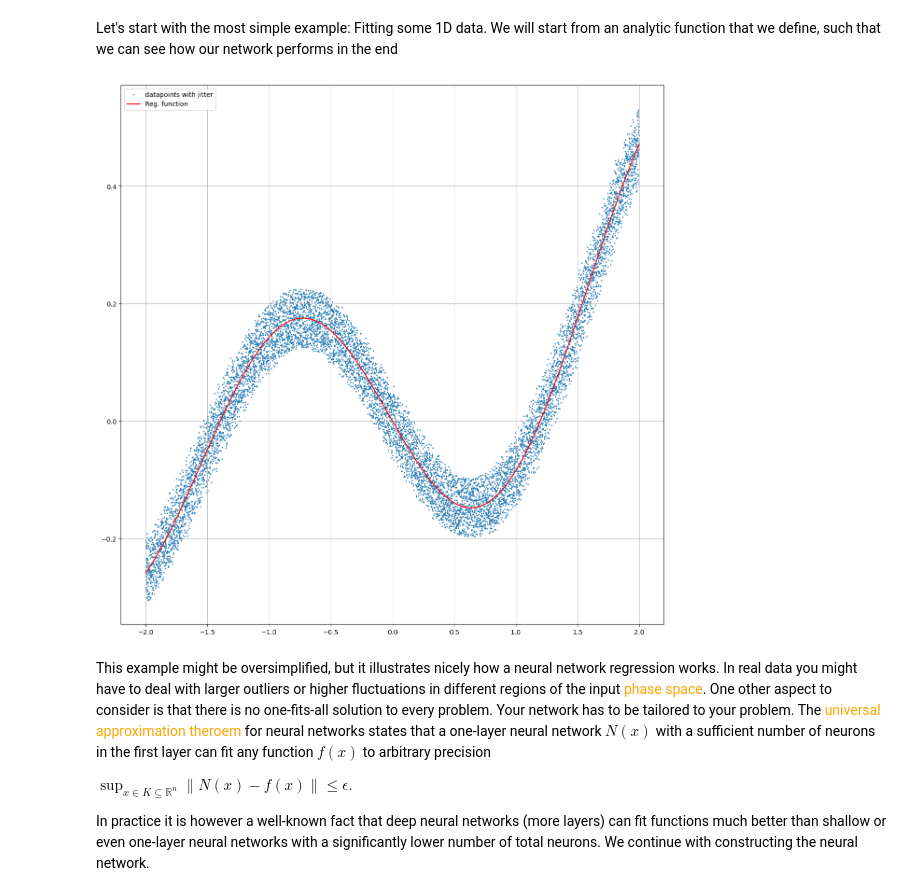
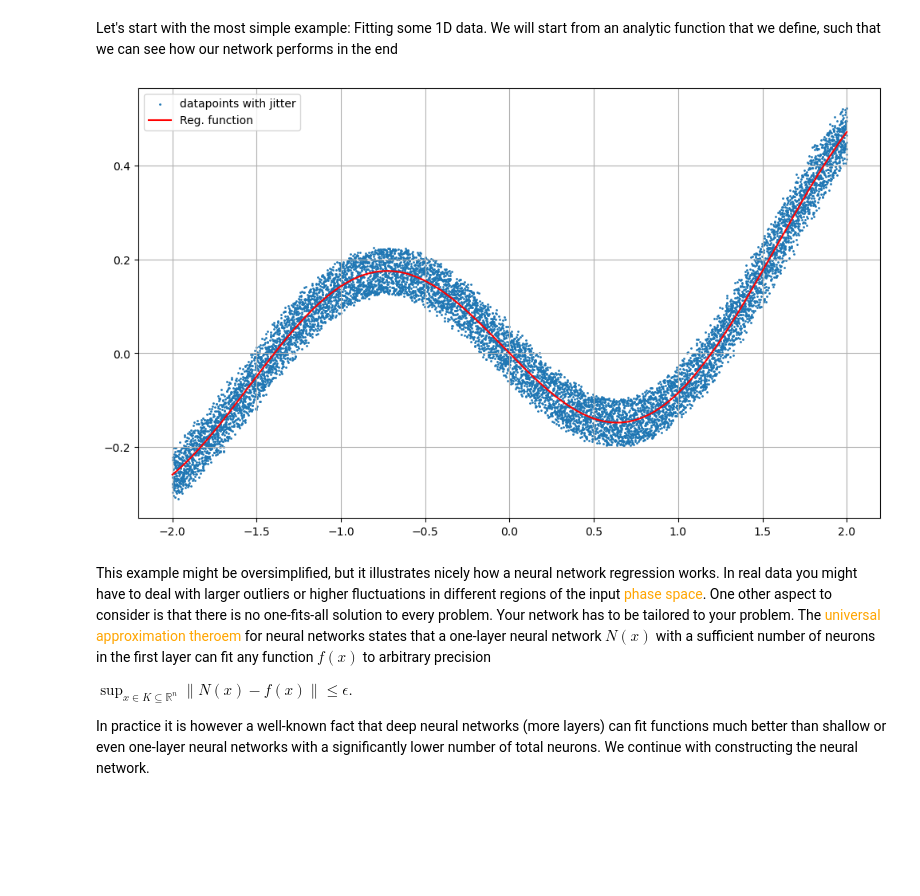
Before and after one commit to AliceO2Group/analysis-tutorials, a Jupyter notebook: o2at-2/machineLearning/NeuralNetworkRegression/NeuralNetworks.ipynb, the cells around one changed output. Drawn from its saved outputs; the diff is of its cells as text; code cells hidden in the pictures; blank space fills up the shorter version.

```diff
--- a/o2at-2/machineLearning/NeuralNetworkRegression/NeuralNetworks.ipynb
+++ b/o2at-2/machineLearning/NeuralNetworkRegression/NeuralNetworks.ipynb
@@ -15,8 +15,8 @@ We will start by importing some modules we will need
 import sys
 
 import numpy as np
+import matplotlib
 import matplotlib.pyplot as plt
-import matplotlib
 import matplotlib.colors as colors
 from matplotlib.colors import ListedColormap
 import scipy as sc
@@ -24,10 +24,14 @@ import scipy as sc
 import torch
 import torch.nn as nn
 import torch.optim as optim
+from torch.utils.data import TensorDataset, DataLoader
 from sklearn.model_selection import train_test_split
 
 import onnx
 import onnxruntime as ort
+
+### Global figure size
+matplotlib.rcParams['figure.figsize'] = (12,7)
 
 ### Formatting, might not work in VSCode, but it's not a problem
 ### It's used for numbering the equations
@@ -149,14 +153,13 @@ data_reg1d = jittered_function([-2,2], 10000, 0.05)
 # %%
 # Plotting the data and the function
 
-plt.figure(figsize=(15,15))
 plt.scatter(*data_reg1d, s=1, label='datapoints with jitter')
 plt.plot(data_reg1d[0], test_function(data_reg1d[0]), c='r', label='Reg. function')
 plt.legend()
 plt.grid()
 plt.show()
 # %% [output]
-[figure, old version]
+[figure, new version]
 # %% [markdown]
 This example might be oversimplified, but it illustrates nicely how a neural network regression works. In real data you might have to deal with larger outliers or higher fluctuations in different regions of the input <font color='orange'>phase space</font>. One other aspect to consider is that there is no one-fits-all solution to every problem. Your network has to be tailored to your problem. The <font color='orange'>universal approximation theroem</font> for neural networks states that a one-layer neural network $N(x)$ with a sufficient number of neurons in the first layer can fit any function $f(x)$ to arbitrary precision
 
```
Also changed, not shown: parts of 15 cells of this notebook, 3 other files.
